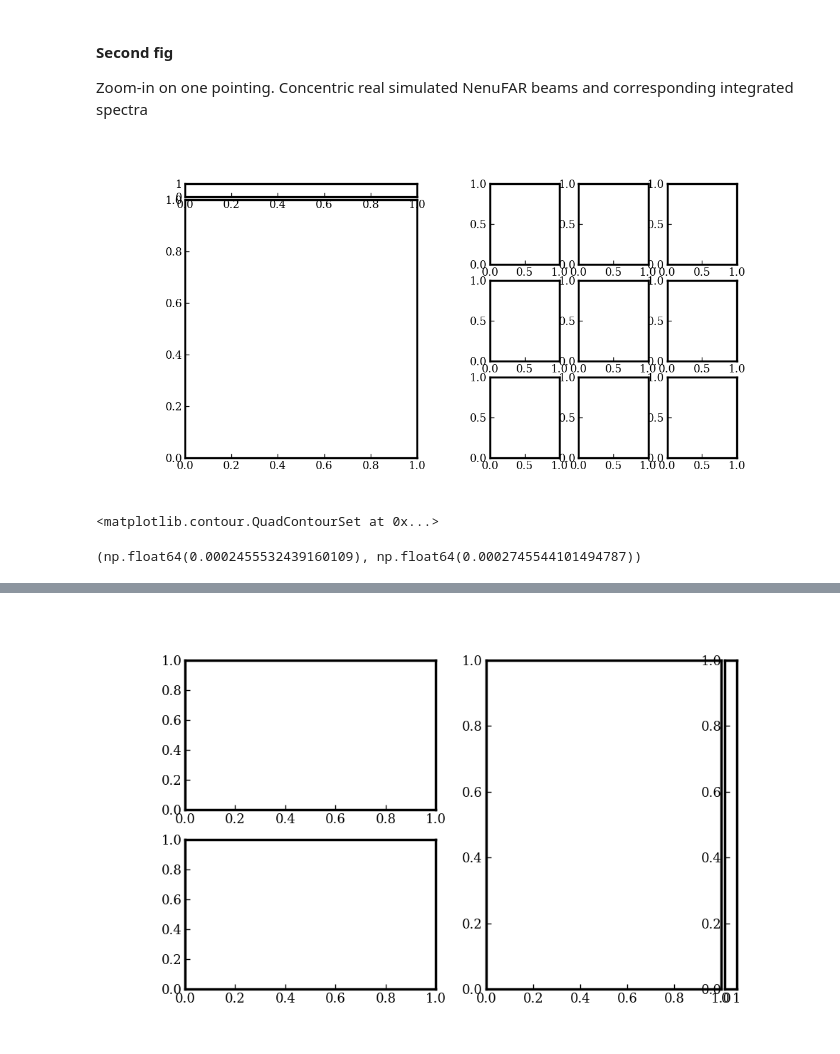
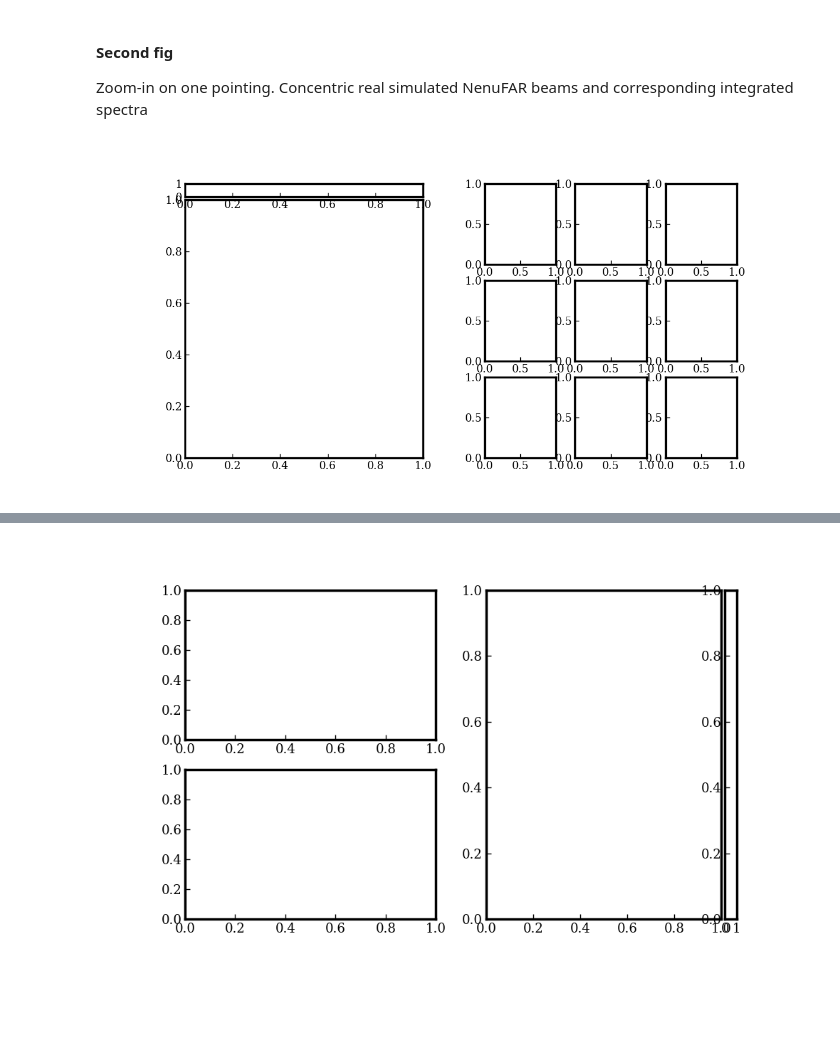
Before and after one commit to LucieCros/rrl-ism-analysis, a Jupyter notebook: notebooks/1_Cloud-id.ipynb, the cells around one changed output, grey strips where cells are left out. Drawn from its saved outputs; the diff is of its cells as text; code cells hidden in the pictures; blank space fills up the shorter version.

Commit message:
Added beam simulation v2

```diff
--- a/notebooks/1_Cloud-id.ipynb
+++ b/notebooks/1_Cloud-id.ipynb
@@ -1060,24 +1063,15 @@ lat_beam = np.linspace(POINTING_BEAM.center_b[POINTING_INDEX] - POINTING_BEAM.ex
 # %%
 fig_beams2 = plt.figure(figsize=(12,6))
 mosaic = fig_beams2.subplot_mosaic('''
                                 A.abc
                                 A.def
                                 A.ghi
 
 
-                                ''', width_ratios=(10,1.5,3,3,3))
+                                ''', width_ratios=(10,1,3,3,3))
 
 ## colorbar
 div0 = make_axes_locatable(mosaic["A"])
 mapcbarHI = div0.append_axes('top',size='5%',pad=0.05)
 # %% [output]
-[figure, old version]
+[figure, new version]
-# %%
-mosaic["A"].clear()
-regridded_beam = RegularGridInterpolator(points=(lon_beam,lat_beam),values=beam_table, method="linear")((X,Y))
-only_max = np.copy(regridded_beam)
-only_max[only_max<np.max(only_max)/2] = np.nan
-mosaic["A"].imshow(regridded_beam, extent = (lon[0], lon[-1],lat[0],lat[-1]), origin ="lower")
-mosaic['A'].contour(regridded_beam, extent = (lon[0], lon[-1],lat[0],lat[-1]), origin ="lower", levels =[np.nanmax(regridded_beam)/2])
-# %% [output]
-<matplotlib.contour.QuadContourSet at 0x...>
@@ -1086,4 +1077,0 @@ beam_table = POINTING_BEAM[0].values
-# %%
-np.nanmax(regridded_beam)/2, np.min(regridded_beam)
-# %% [output]
-(np.float64(0.0002455532439160109), np.float64(0.0002745544101494787))
```
Also changed, not shown: parts of 11 cells of this notebook.
